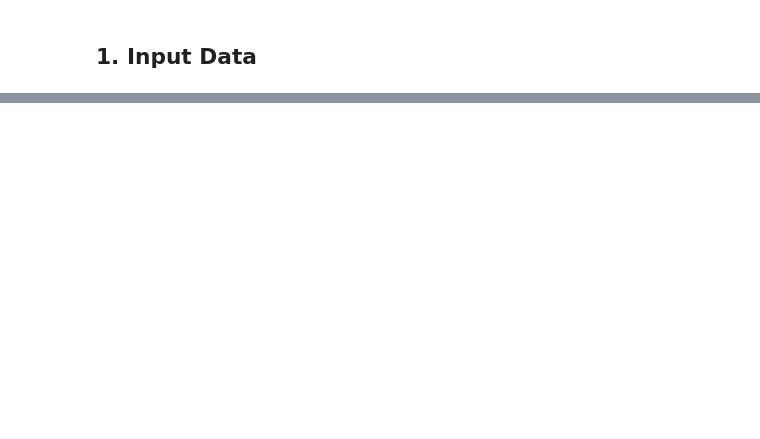
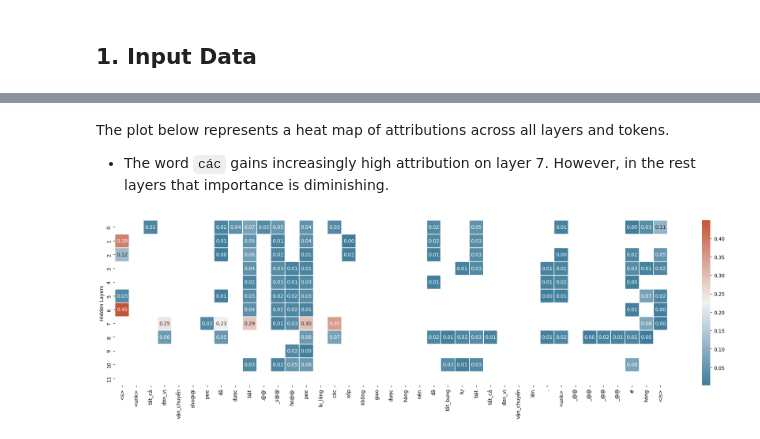
Before and after one commit to kevinkhang2909/ML-learning-journey, a Jupyter notebook: nlp/transformers_learning/captum_visual.ipynb, the cells around one changed output, grey strips where cells are left out. Drawn from its saved outputs; the diff is of its cells as text; code cells hidden in the pictures; blank space fills up the shorter version.

```diff
--- a/nlp/transformers_learning/captum_visual.ipynb
+++ b/nlp/transformers_learning/captum_visual.ipynb
@@ -159,0 +243,48 @@ Legend: Negative Neutral Positive
+# %%
+def forward_func2(inputs):
+    return model(inputs_embeds=inputs)[0].max(1).values
+
+
+sep_token_id = tokenizer.sep_token_id
+cls_token_id = tokenizer.cls_token_id
+
+text_ids = tokenizer.encode(text, add_special_tokens=False)
+input_ids = [cls_token_id] + text_ids + [sep_token_id]
+input_ids = torch.tensor([input_ids], device=device)
+all_tokens = tokenizer.convert_ids_to_tokens(input_ids[0])
+
+layer_attr = []
+layer_attr_dist = defaultdict(list)
+
+interpretable_embedding = model.roberta.embeddings.word_embeddings
+input_embeddings = interpretable_embedding(input_ids)
+
+num_hidden_layers = model.roberta.config.num_hidden_layers
+for i in tqdm(range(num_hidden_layers)):
+    lc = LayerConductance(forward_func2, model.roberta.encoder.layer[i])
+    lc_vals = lc.attribute(input_embeddings)
+
+    lc_norm = lc_vals.sum(dim=-1).squeeze(0)
+    lc_norm = lc_norm / torch.norm(lc_norm)
+    lc_norm = lc_norm.cpu().tolist()
+
+    layer_attr.append(lc_norm)
+    for idx, select_token in enumerate(all_tokens):
+        if len(layer_attr_dist[select_token]) == num_hidden_layers:
+            pass
+        else:
+            layer_attr_dist[select_token].append(lc_vals[0, idx, :].cpu().detach().tolist())
+# %% [markdown]
+The plot below represents a heat map of attributions across all layers and tokens.
+- The word `các` gains increasingly high attribution on layer 7. However, in the rest layers that importance is diminishing.
+# %%
+indices = input_ids[0].tolist()
+all_tokens = tokenizer.convert_ids_to_tokens(indices)
+data = pd.DataFrame(layer_attr, columns=all_tokens)
+
+plt.figure(figsize=(25, 6))
+sns.heatmap(data[data > 0], linewidth=0.2, annot=True, cmap = sns.diverging_palette(230, 20, as_cmap=True), fmt=',.2f')
+plt.ylabel('Hidden Layers')
+plt.show()
+# %% [output]
+[figure, added]
```
Also changed, not shown: parts of 24 cells of this notebook, 6 other files.
